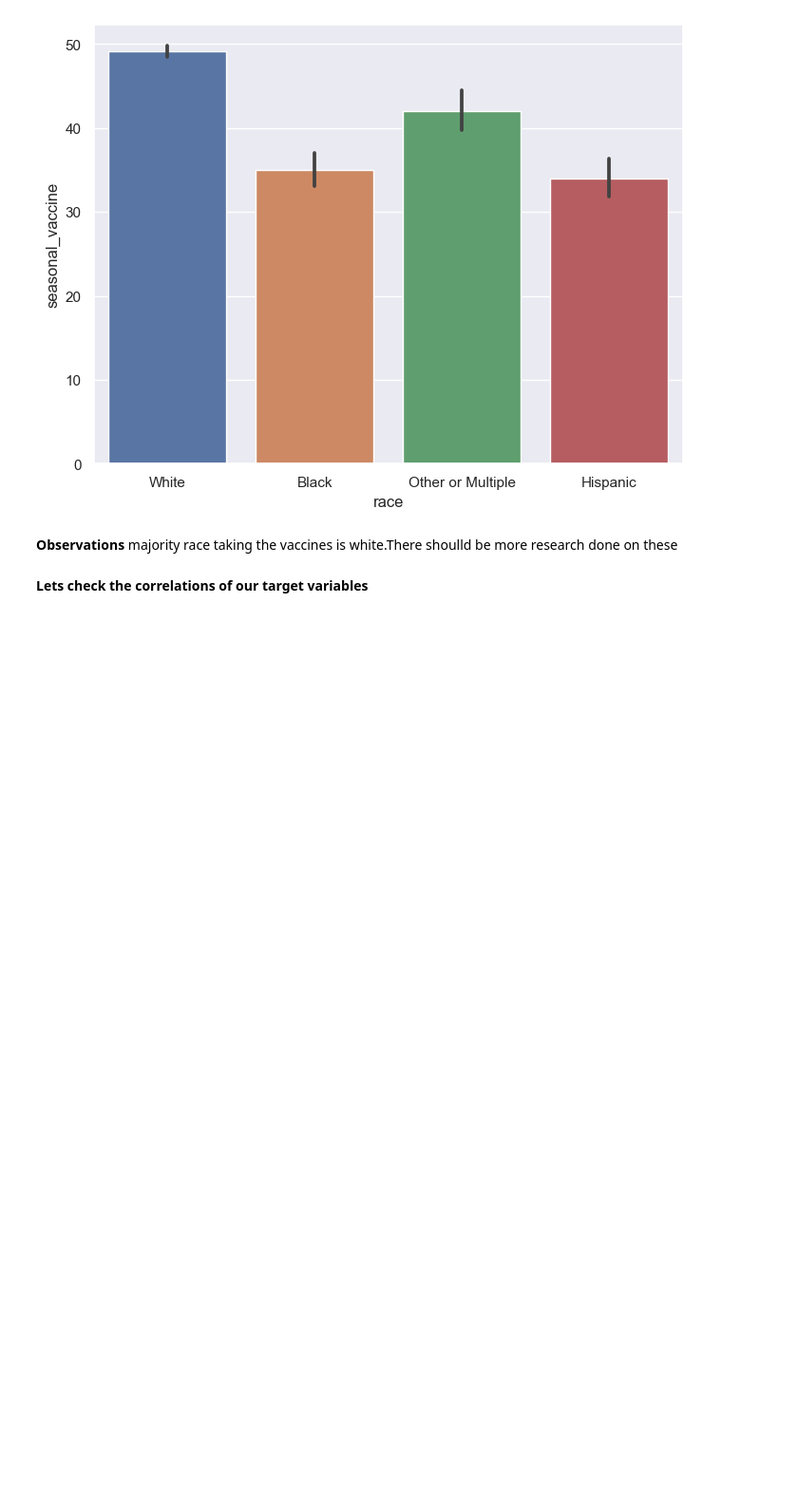
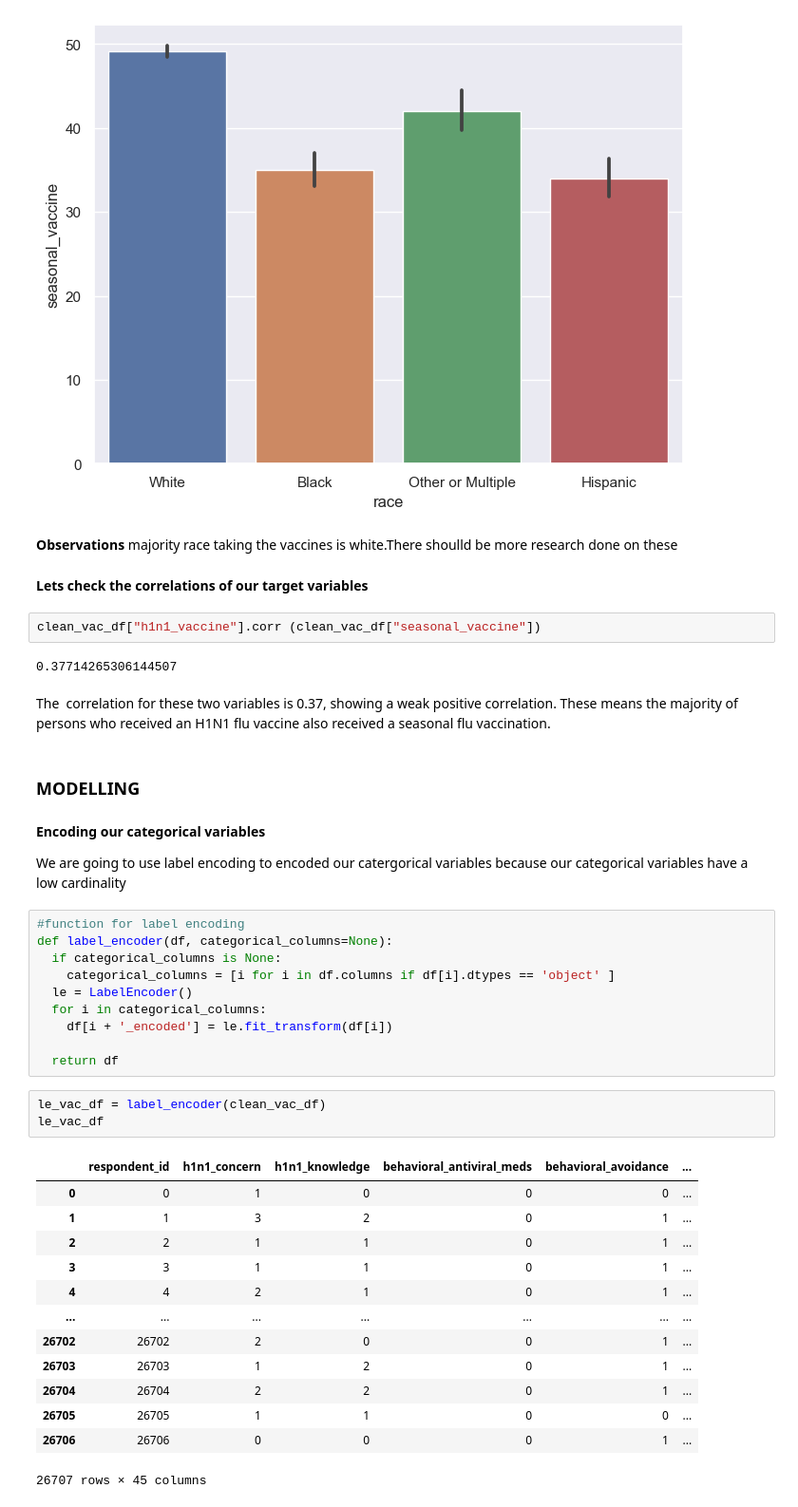
Before and after one commit to Geraldkigotho/Flu-Shot-Learning-project, a Jupyter notebook: project.ipynb, the cells around one changed output. Shown at 95% size. Saved outputs shown, nothing was run; the diff lists cells and outputs as text; blank space fills up the shorter version.

```diff
--- a/project.ipynb
+++ b/project.ipynb
@@ -552,3 +552,42 @@ plt.show()
 **Observations** majority race taking the vaccines is white.There shoulld be more research done on these
 # %% [markdown]
 **Lets check the correlations of our target variables**
+# %%
+clean_vac_df["h1n1_vaccine"].corr (clean_vac_df["seasonal_vaccine"])
+# %% [output]
+0.37714265306144507
+# %% [markdown]
+The  correlation for these two variables is 0.37, showing a weak positive correlation. These means the majority of persons who received an H1N1 flu vaccine also received a seasonal flu vaccination.
+# %% [markdown]
+### MODELLING
+# %% [markdown]
+**Encoding our categorical variables**
+
+ We are going to use label encoding  to encoded our catergorical variables because our categorical variables have a low cardinality
+# %%
+#function for label encoding
+def label_encoder(df, categorical_columns=None):
+  if categorical_columns is None:
+    categorical_columns = [i for i in df.columns if df[i].dtypes == 'object' ]
+  le = LabelEncoder()
+  for i in categorical_columns:
+    df[i + '_encoded'] = le.fit_transform(df[i])
+
+  return df
+# %%
+le_vac_df = label_encoder(clean_vac_df)
+le_vac_df
+# %% [output]
+|  | respondent_id | h1n1_concern | h1n1_knowledge | behavioral_antiviral_meds | behavioral_avoidance | ... |
+| 0 | 0 | 1 | 0 | 0 | 0 | ... |
+| 1 | 1 | 3 | 2 | 0 | 1 | ... |
+| 2 | 2 | 1 | 1 | 0 | 1 | ... |
+| 3 | 3 | 1 | 1 | 0 | 1 | ... |
+| 4 | 4 | 2 | 1 | 0 | 1 | ... |
+| ... | ... | ... | ... | ... | ... | ... |
+| 26702 | 26702 | 2 | 0 | 0 | 1 | ... |
+| 26703 | 26703 | 1 | 2 | 0 | 1 | ... |
+| 26704 | 26704 | 2 | 2 | 0 | 1 | ... |
+| 26705 | 26705 | 1 | 1 | 0 | 0 | ... |
+| 26706 | 26706 | 0 | 0 | 0 | 1 | ... |
+26707 rows × 45 columns
```
Also changed, not shown: parts of 10 cells of this notebook.
